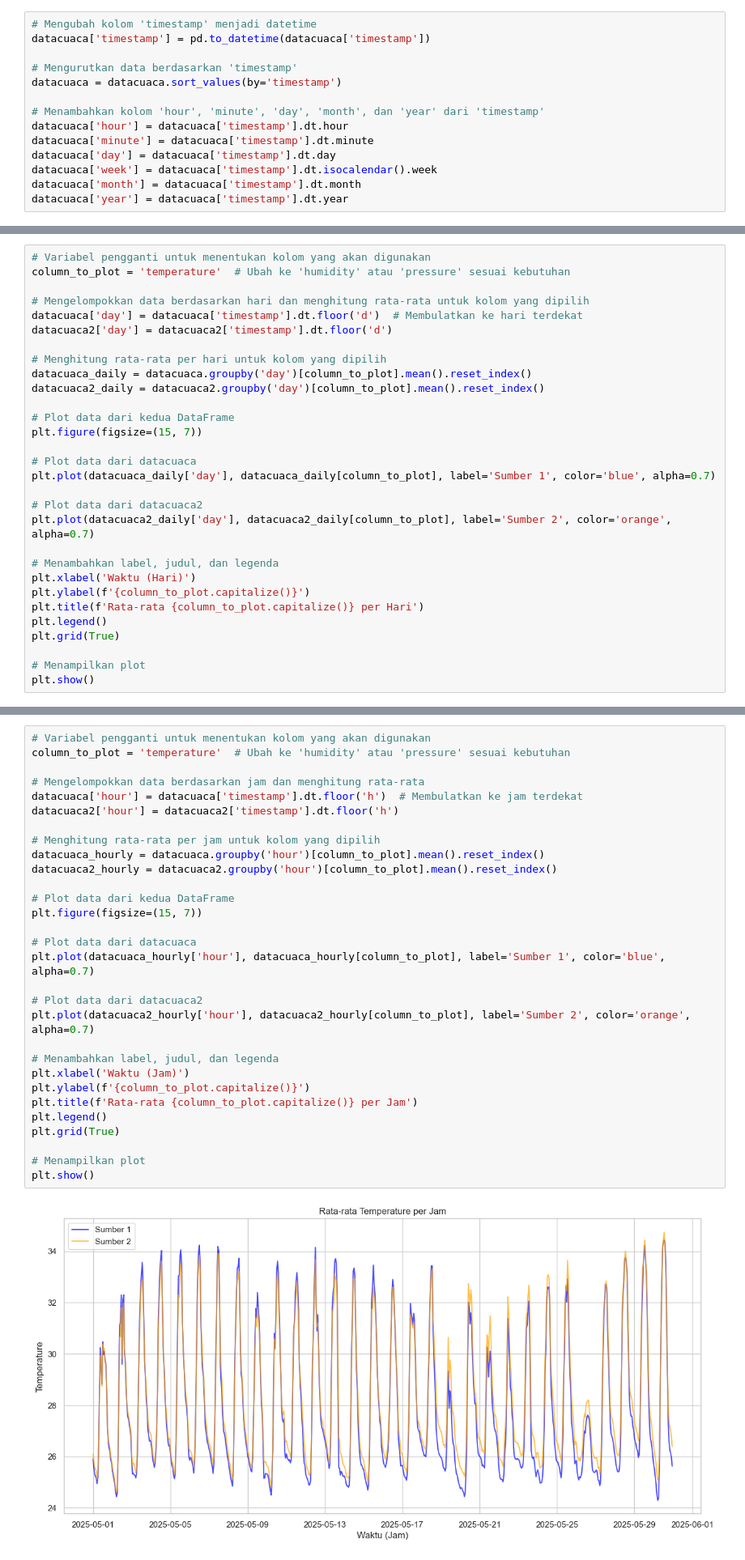
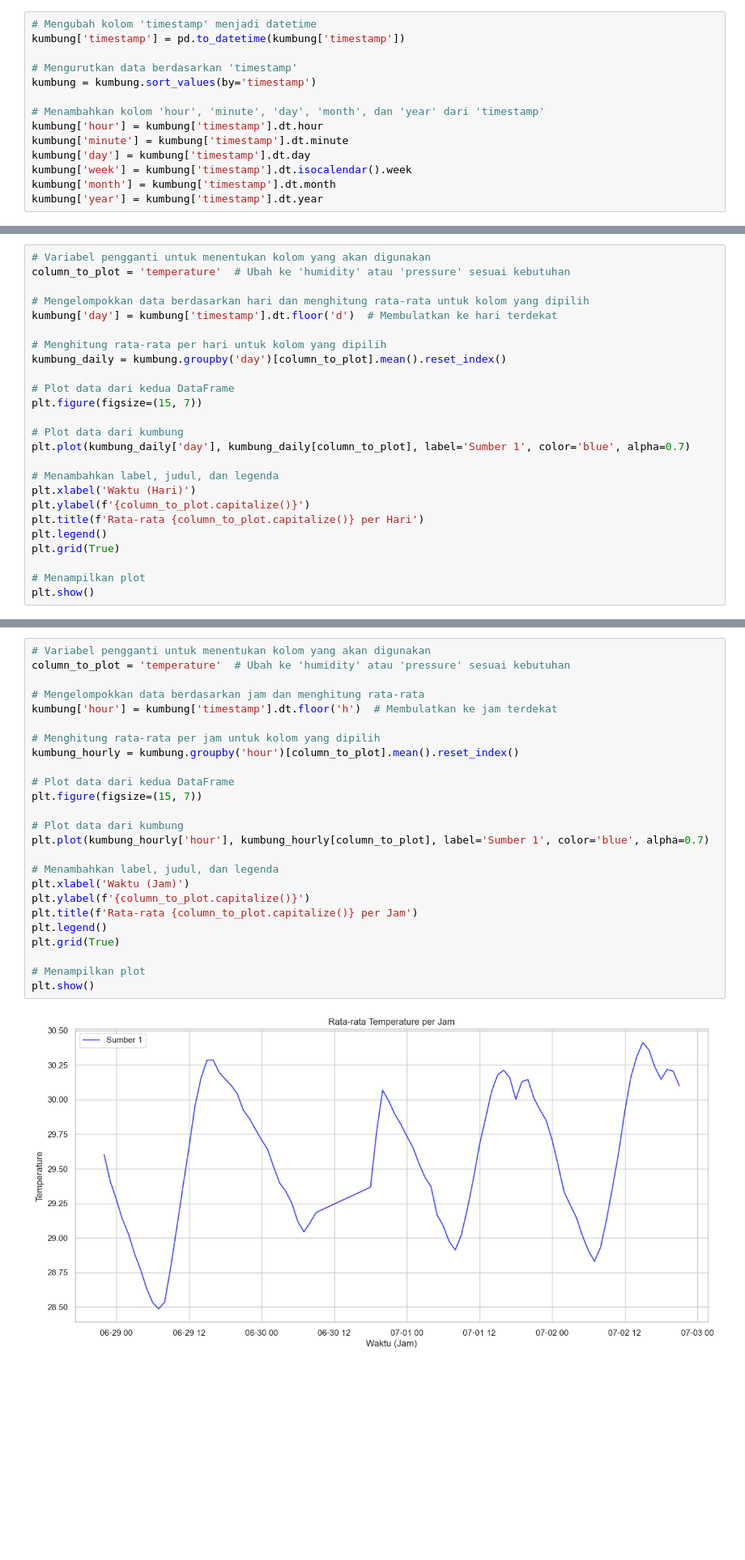
Before and after one commit to evanalif113/Kumbung-Sense-IoT, a Jupyter notebook: Model-Deep-Learning/LSTM_Prediction.ipynb, the cells around one changed output, grey strips where cells are left out. Shown: that part at 81% size. Drawn from its saved outputs; the diff is of its cells as text; blank space fills up the shorter version.

```diff
--- a/Model-Deep-Learning/LSTM_Prediction.ipynb
+++ b/Model-Deep-Learning/LSTM_Prediction.ipynb
@@ -259,15 +172,15 @@ print("DataFrame datacuaca2 berhasil diekspor")
 DataFrame datacuaca2 berhasil diekspor
 # %%
 # Mengubah kolom 'timestamp' menjadi datetime
-datacuaca['timestamp'] = pd.to_datetime(datacuaca['timestamp'])
+kumbung['timestamp'] = pd.to_datetime(kumbung['timestamp'])
 
 # Mengurutkan data berdasarkan 'timestamp'
-datacuaca = datacuaca.sort_values(by='timestamp')
+kumbung = kumbung.sort_values(by='timestamp')
 
 # Menambahkan kolom 'hour', 'minute', 'day', 'month', dan 'year' dari 'timestamp'
-datacuaca['hour'] = datacuaca['timestamp'].dt.hour
-datacuaca['minute'] = datacuaca['timestamp'].dt.minute
-datacuaca['day'] = datacuaca['timestamp'].dt.day
-datacuaca['week'] = datacuaca['timestamp'].dt.isocalendar().week
-datacuaca['month'] = datacuaca['timestamp'].dt.month
-datacuaca['year'] = datacuaca['timestamp'].dt.year
+kumbung['hour'] = kumbung['timestamp'].dt.hour
+kumbung['minute'] = kumbung['timestamp'].dt.minute
+kumbung['day'] = kumbung['timestamp'].dt.day
+kumbung['week'] = kumbung['timestamp'].dt.isocalendar().week
+kumbung['month'] = kumbung['timestamp'].dt.month
+kumbung['year'] = kumbung['timestamp'].dt.year
@@ -290,21 +189,16 @@ datacuaca2['year'] = datacuaca2['timestamp'].dt.year
 column_to_plot = 'temperature'  # Ubah ke 'humidity' atau 'pressure' sesuai kebutuhan
 
 # Mengelompokkan data berdasarkan hari dan menghitung rata-rata untuk kolom yang dipilih
-datacuaca['day'] = datacuaca['timestamp'].dt.floor('d')  # Membulatkan ke hari terdekat
-datacuaca2['day'] = datacuaca2['timestamp'].dt.floor('d')
+kumbung['day'] = kumbung['timestamp'].dt.floor('d')  # Membulatkan ke hari terdekat
 
 # Menghitung rata-rata per hari untuk kolom yang dipilih
-datacuaca_daily = datacuaca.groupby('day')[column_to_plot].mean().reset_index()
-datacuaca2_daily = datacuaca2.groupby('day')[column_to_plot].mean().reset_index()
+kumbung_daily = kumbung.groupby('day')[column_to_plot].mean().reset_index()
 
 # Plot data dari kedua DataFrame
 plt.figure(figsize=(15, 7))
 
-# Plot data dari datacuaca
-plt.plot(datacuaca_daily['day'], datacuaca_daily[column_to_plot], label='Sumber 1', color='blue', alpha=0.7)
-
-# Plot data dari datacuaca2
-plt.plot(datacuaca2_daily['day'], datacuaca2_daily[column_to_plot], label='Sumber 2', color='orange', alpha=0.7)
+# Plot data dari kumbung
+plt.plot(kumbung_daily['day'], kumbung_daily[column_to_plot], label='Sumber 1', color='blue', alpha=0.7)
 
 # Menambahkan label, judul, dan legenda
 plt.xlabel('Waktu (Hari)')
@@ -320,35 +214,30 @@ plt.show()
 # %%
 # Variabel pengganti untuk menentukan kolom yang akan digunakan
 column_to_plot = 'temperature'  # Ubah ke 'humidity' atau 'pressure' sesuai kebutuhan
 
 # Mengelompokkan data berdasarkan jam dan menghitung rata-rata
-datacuaca['hour'] = datacuaca['timestamp'].dt.floor('h')  # Membulatkan ke jam terdekat
-datacuaca2['hour'] = datacuaca2['timestamp'].dt.floor('h')
+kumbung['hour'] = kumbung['timestamp'].dt.floor('h')  # Membulatkan ke jam terdekat
 
 # Menghitung rata-rata per jam untuk kolom yang dipilih
-datacuaca_hourly = datacuaca.groupby('hour')[column_to_plot].mean().reset_index()
-datacuaca2_hourly = datacuaca2.groupby('hour')[column_to_plot].mean().reset_index()
+kumbung_hourly = kumbung.groupby('hour')[column_to_plot].mean().reset_index()
 
 # Plot data dari kedua DataFrame
 plt.figure(figsize=(15, 7))
 
-# Plot data dari datacuaca
-plt.plot(datacuaca_hourly['hour'], datacuaca_hourly[column_to_plot], label='Sumber 1', color='blue', alpha=0.7)
-
-# Plot data dari datacuaca2
-plt.plot(datacuaca2_hourly['hour'], datacuaca2_hourly[column_to_plot], label='Sumber 2', color='orange', alpha=0.7)
+# Plot data dari kumbung
+plt.plot(kumbung_hourly['hour'], kumbung_hourly[column_to_plot], label='Sumber 1', color='blue', alpha=0.7)
 
 # Menambahkan label, judul, dan legenda
 plt.xlabel('Waktu (Jam)')
 plt.ylabel(f'{column_to_plot.capitalize()}')
 plt.title(f'Rata-rata {column_to_plot.capitalize()} per Jam')
 plt.legend()
 plt.grid(True)
 
 # Menampilkan plot
 plt.show()
 # %% [output]
-[figure, old version]
+[figure, new version]
 # %%
 import numpy as np
 import pandas as pd
```
Also changed, not shown: parts of 22 cells of this notebook, 3 other files.
